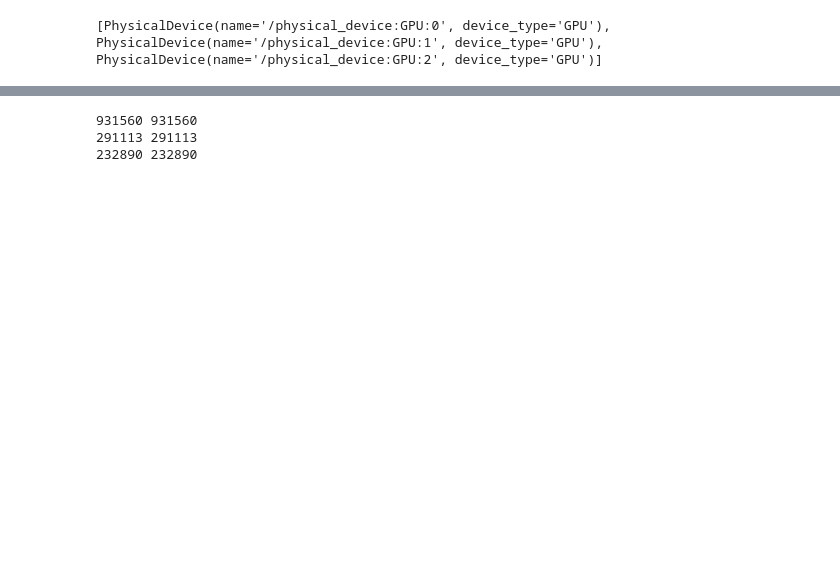
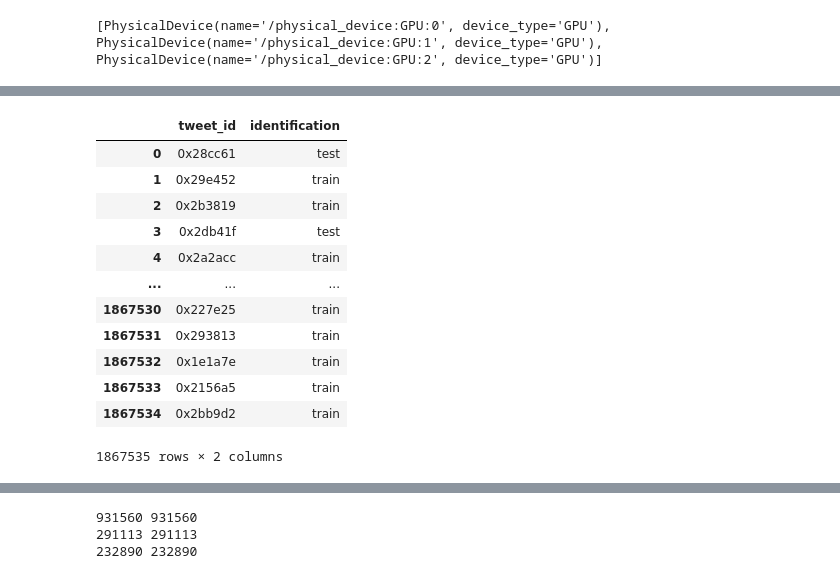
Before and after one commit to wuling31715/2020-NTHU-Data-Mining, a Jupyter notebook: lab2/kaggle/kashgari/26.ipynb, the cells around one changed output, grey strips where cells are left out. Saved outputs shown, nothing was run; the diff lists cells and outputs as text; code cells hidden in the pictures; blank space fills up the shorter version.

```diff
--- a/lab2/kaggle/kashgari/26.ipynb
+++ b/lab2/kaggle/kashgari/26.ipynb
@@ -31,0 +49,17 @@ for json in json_list:
+# %%
+identification_df = pd.read_csv(data_path + 'data_identification.csv')
+identification_df
+# %% [output]
+|  | tweet_id | identification |
+| 0 | 0x28cc61 | test |
+| 1 | 0x29e452 | train |
+| 2 | 0x2b3819 | train |
+| 3 | 0x2db41f | test |
+| 4 | 0x2a2acc | train |
+| ... | ... | ... |
+| 1867530 | 0x227e25 | train |
+| 1867531 | 0x293813 | train |
+| 1867532 | 0x1e1a7e | train |
+| 1867533 | 0x2156a5 | train |
+| 1867534 | 0x2bb9d2 | train |
+1867535 rows × 2 columns
```
Also changed, not shown: parts of 20 cells of this notebook.
